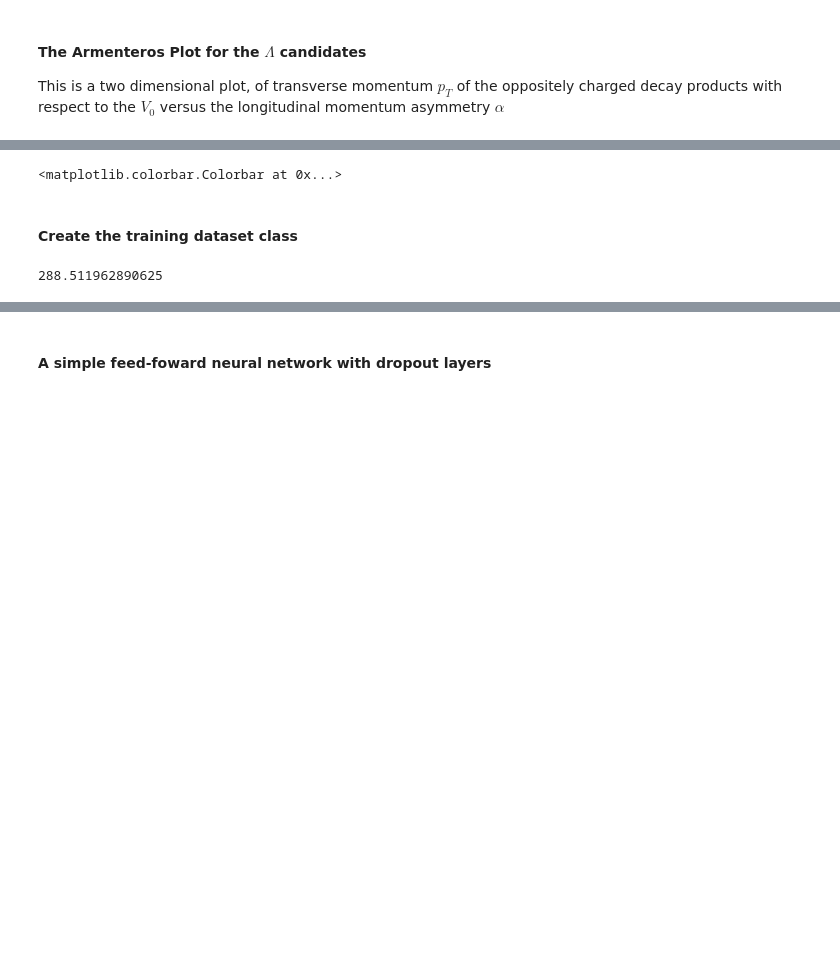
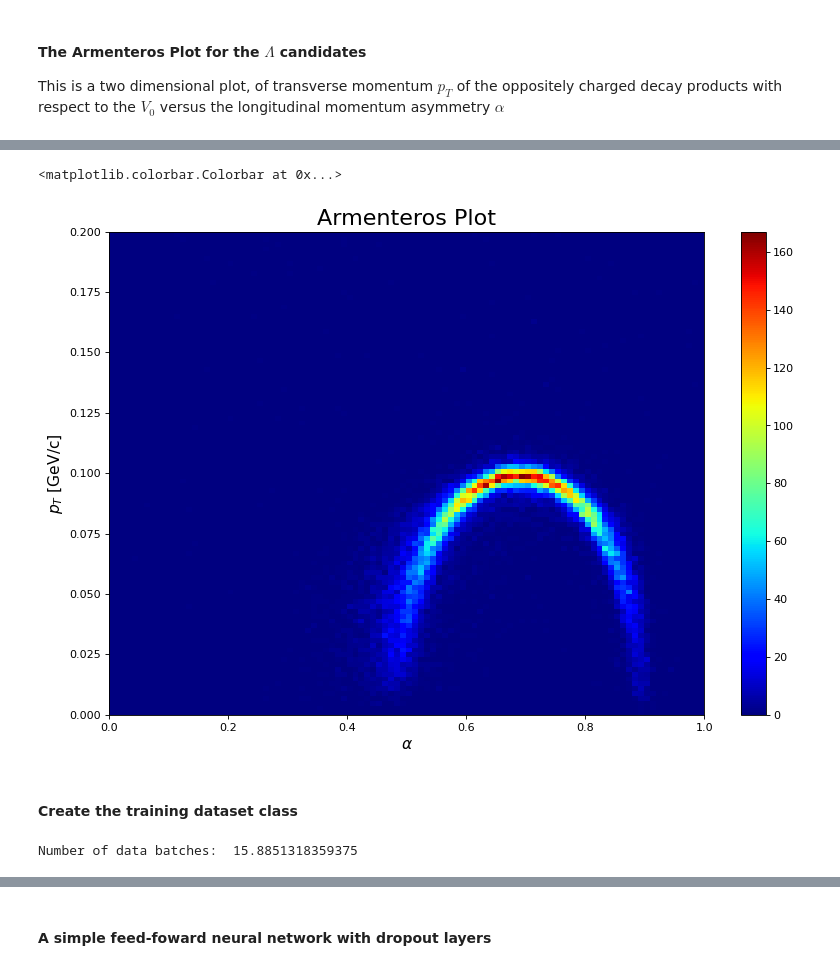
Before and after one commit to wesmail/HADES_Hydra, a Jupyter notebook: AI/LambdaSelectionTrainingPyTorch.ipynb, the cells around one changed output, grey strips where cells are left out. Drawn from its saved outputs; the diff is of its cells as text; code cells hidden in the pictures; blank space fills up the shorter version.

```diff
--- a/AI/LambdaSelectionTrainingPyTorch.ipynb
+++ b/AI/LambdaSelectionTrainingPyTorch.ipynb
@@ -148,9 +147,8 @@ plt.show()
 #### The Armenteros Plot for the $\Lambda$ candidates
 This is a two dimensional plot, of transverse momentum $p_{T}$ of the oppositely charged decay products with respect to the $V_{0}$ versus the longitudinal momentum asymmetry $\alpha$
 # %%
-%matplotlib notebook
 fig = plt.figure(figsize=(12, 8), dpi=80)
-_ = plt.hist2d(df.loc[df.typ==1].alpha, df.loc[df.typ==1].q_t, bins=(100, 100), range=[[0, 1], [0, 0.2]], cmap=plt.cm.jet)
+_ = plt.hist2d(df.loc[df.label==1].alpha, df.loc[df.label==1].q_t, bins=(100, 100), range=[[0, 1], [0, 0.2]], cmap=plt.cm.jet)
 plt.xlabel(r'$\alpha$', fontsize=14)
 plt.ylabel(r'$p_{T}$ [GeV/c]', fontsize=14)
 plt.title('Armenteros Plot', fontsize=20)
@@ -161,4 +157,5 @@ plt.colorbar()
 <matplotlib.colorbar.Colorbar at 0x...>
+[figure, added]
 # %% [markdown]
 #### Create the training dataset class
 # %%
@@ -205,6 +202,9 @@ train_data = LambdaDataset(data=train)
 test_data = LambdaDataset(data=test)
 # %%
 # for balancing the dataset
+# making the number of label 1 signal events
+# equal to the number of label 0 background events
+# by introducing a weight in the loss function
 All = train_data.gety().astype(int)
 _df = pd.DataFrame(All, columns=['labels'])
 labels_unique, counts = np.unique(_df['labels'], return_counts=True)
@@ -215,9 +215,9 @@ sampler = torch.utils.data.sampler.WeightedRandomSampler(weights, len(_df))
 
 # define the batch_size
 batch_size = int(8*1024)
-print (len(train_data)/batch_size)
+print ('Number of data batches: ', len(train_data)/batch_size)
 # %% [output]
-288.511962890625
+Number of data batches:  15.8851318359375
 # %%
 # sample data according to the batch_size
 data_loader = DataLoader(train_data, batch_size=batch_size, num_workers=0, drop_last=True, sampler=sampler)
```
Also changed, not shown: parts of 23 cells of this notebook.
